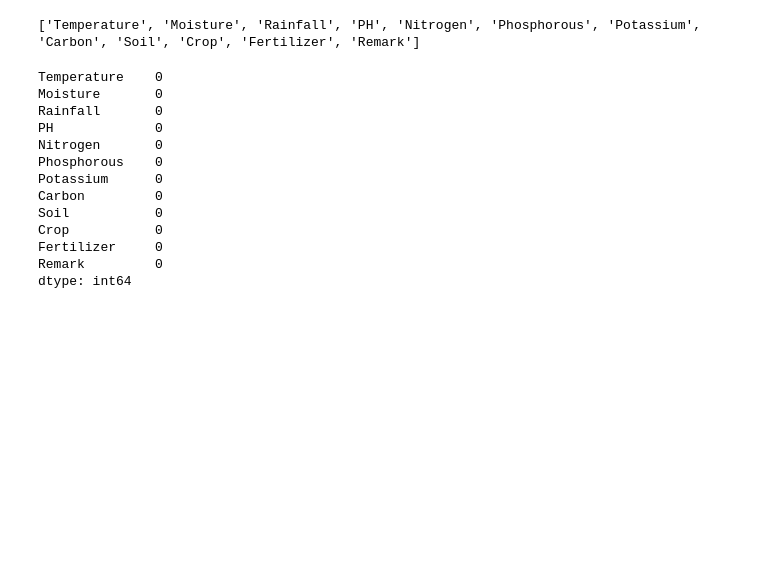
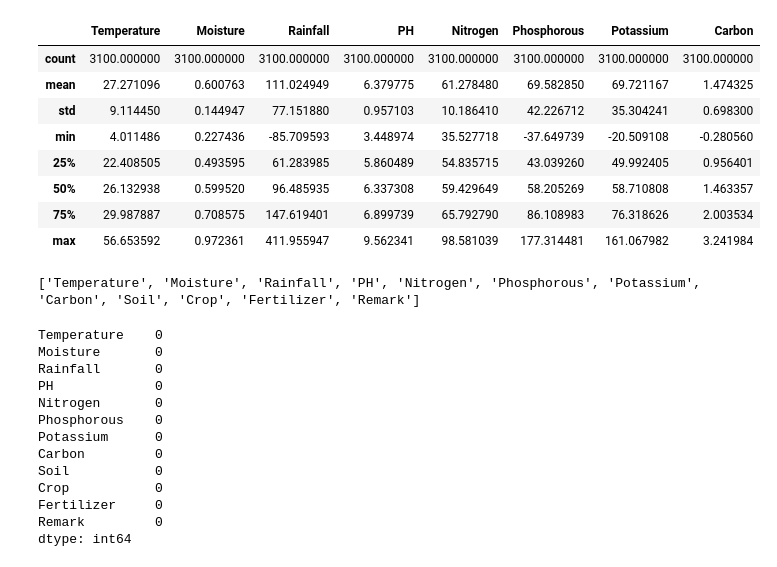
Before and after one commit to IshaanKaul210104/FarmSakha-AI, a Jupyter notebook: fertilizers/working.ipynb, the cells around one changed output. Saved outputs shown, nothing was run; the diff lists cells and outputs as text; code cells hidden in the pictures; blank space fills up the shorter version.

```diff
--- a/fertilizers/working.ipynb
+++ b/fertilizers/working.ipynb
@@ -1,6 +1,18 @@
 # %%
 import pandas as pd
 df = pd.read_csv('data/Fertilizer_Prediction_Remarks.csv')
+# %%
+df.describe()
+# %% [output]
+|  | Temperature | Moisture | Rainfall | PH | Nitrogen | Phosphorous | Potassium | Carbon |
+| count | 3100.000000 | 3100.000000 | 3100.000000 | 3100.000000 | 3100.000000 | 3100.000000 | 3100.000000 | 3100.000000 |
+| mean | 27.271096 | 0.600763 | 111.024949 | 6.379775 | 61.278480 | 69.582850 | 69.721167 | 1.474325 |
+| std | 9.114450 | 0.144947 | 77.151880 | 0.957103 | 10.186410 | 42.226712 | 35.304241 | 0.698300 |
+| min | 4.011486 | 0.227436 | -85.709593 | 3.448974 | 35.527718 | -37.649739 | -20.509108 | -0.280560 |
+| 25% | 22.408505 | 0.493595 | 61.283985 | 5.860489 | 54.835715 | 43.039260 | 49.992405 | 0.956401 |
+| 50% | 26.132938 | 0.599520 | 96.485935 | 6.337308 | 59.429649 | 58.205269 | 58.710808 | 1.463357 |
+| 75% | 29.987887 | 0.708575 | 147.619401 | 6.899739 | 65.792790 | 86.108983 | 76.318626 | 2.003534 |
+| max | 56.653592 | 0.972361 | 411.955947 | 9.562341 | 98.581039 | 177.314481 | 161.067982 | 3.241984 |
 # %%
 print(df.columns.tolist())
 # %% [output]
```
Also changed, not shown: 3 other files.
